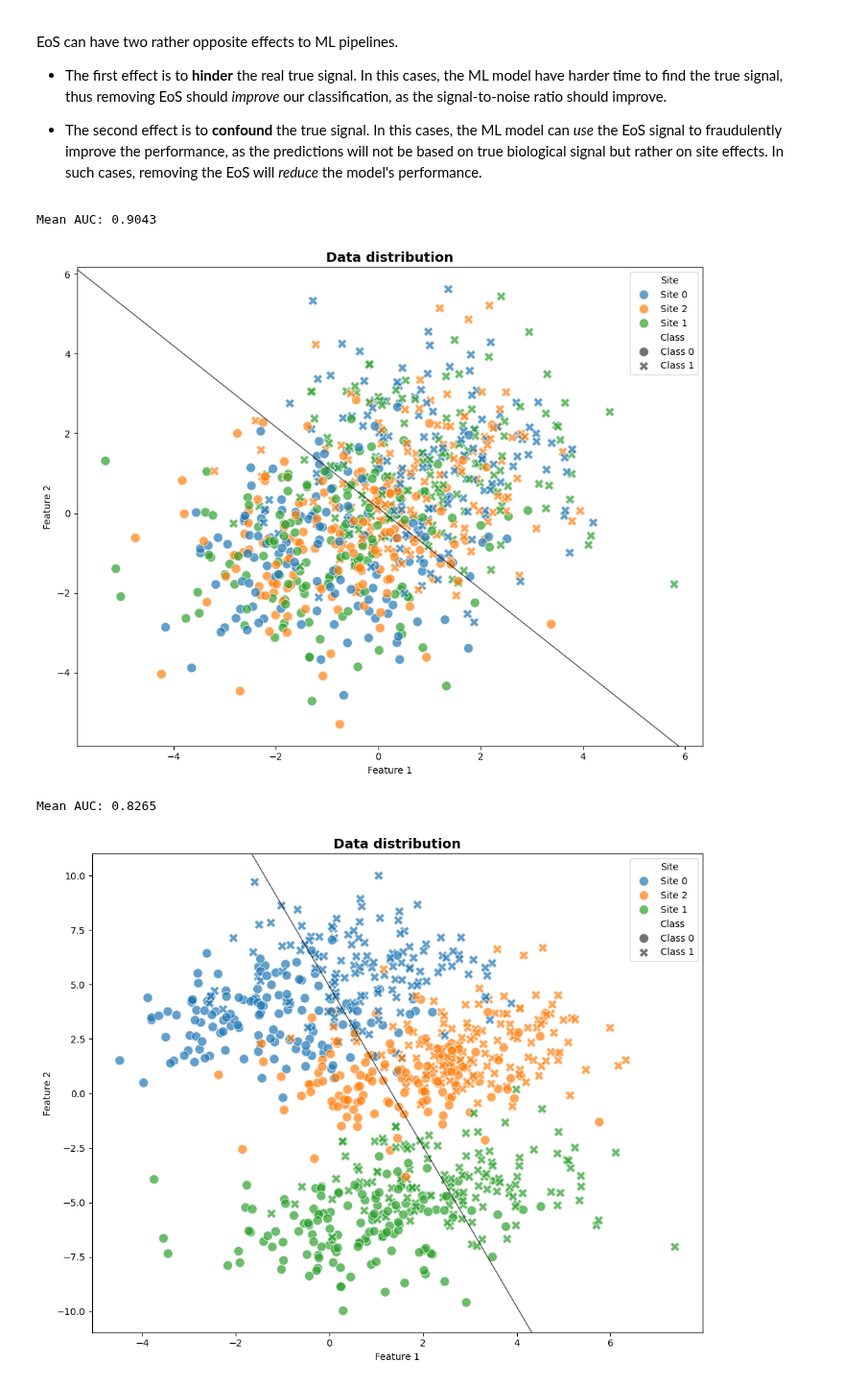
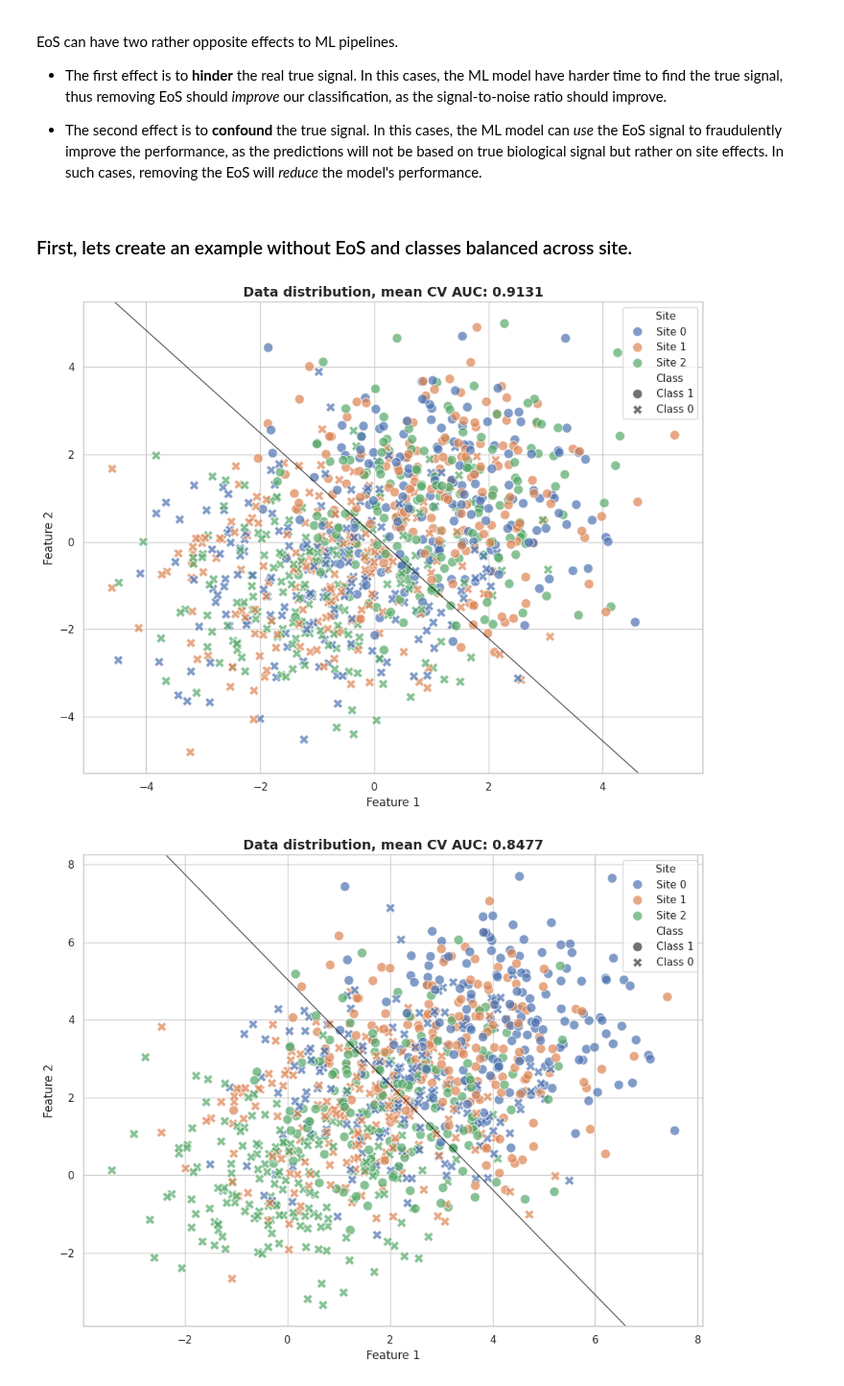
Before and after one commit to N-Nieto/UniHarmony, a Jupyter notebook: examples/basic-examples/EoS_in_ML.ipynb, the cells around one changed output. Shown at 96% size. Saved outputs shown, nothing was run; the diff lists cells and outputs as text; code cells hidden in the pictures.

Commit message:
doc: Improve examples

```diff
--- a/examples/basic-examples/EoS_in_ML.ipynb
+++ b/examples/basic-examples/EoS_in_ML.ipynb
@@ -6,22 +6,20 @@ EoS can have two rather opposite effects to ML pipelines.
 
 - The second effect is to **confound** the true signal. In this cases, the ML model can *use* the EoS signal to fraudulently improve the performance, as the predictions will not be based on true biological signal but rather on site effects. In such cases, removing the EoS will *reduce* the model's performance.
 # %%
-import logging
-
 import matplotlib.pyplot as plt
-import numpy as np
 import pandas as pd
 import seaborn as sns
-import structlog
 from sklearn.linear_model import LogisticRegression
 from sklearn.model_selection import StratifiedKFold, cross_val_score
 
-from uniharmony.combat import NeuroComBat
+from uniharmony import verbosity
 from uniharmony.datasets import make_multisite_classification
+from uniharmony.plot import plot_decision_boundary_2d
 
 
+sns.set_theme(style="whitegrid")
+verbosity("warning")
+
 # To only get the necessary info from structlog, we configure it to filter out messages below INFO level.
-structlog.configure(wrapper_class=structlog.make_filtering_bound_logger(logging.INFO))
-combat = NeuroComBat()
 clf = LogisticRegression()
 cv = StratifiedKFold(n_splits=10, shuffle=True, random_state=42)
@@ -37,7 +26,7 @@ def plot_decision_boundery(ax, clf):
+# %% [markdown]
+### First, lets create an example without EoS and classes balanced across site.
 # %%
 X, y, sites = make_multisite_classification(
-    n_classes=2,
-    n_samples=800,
     n_sites=3,
     n_features=2,
     signal_strength=2,
@@ -47,78 +36,50 @@ X, y, sites = make_multisite_classification(
 df = pd.DataFrame(
     {"Feature 1": X[:, 0], "Feature 2": X[:, 1], "Class": [f"Class {c}" for c in y], "Site": [f"Site {s}" for s in sites]}
 )
+# Perform 10-fold stratified cross-validation
+scores = cross_val_score(clf, X, y, cv=cv, scoring="roc_auc")
 
 fig, ax = plt.subplots(1, 1, figsize=(10, 8))
-
 # Plot with site as hue and class as style
 sns.scatterplot(data=df, x="Feature 1", y="Feature 2", hue="Site", style="Class", s=100, alpha=0.7, ax=ax)
-
-ax.set_title("Data distribution", fontsize=14, fontweight="bold")
+ax.set_title(f"Data distribution, mean CV AUC: {scores.mean():.4f}", fontsize=14, fontweight="bold")
 
 plt.tight_layout()
+
+# Fit the model and plot the decision boundary,
+# this is just for visualization purposes, the real evaluation was be done with cross-validation
 clf.fit(X, y)
-plot_decision_boundery(ax, clf)
-
-# Perform 10-fold stratified cross-validation
-scores = cross_val_score(clf, X, y, cv=cv, scoring="roc_auc")
-print(f"Mean AUC: {scores.mean():.4f}")
+plot_decision_boundary_2d(ax, clf)
 # %% [output]
-Mean AUC: 0.9043
-[figure, old version]
+[figure, new version]
 # %%
 X, y, sites = make_multisite_classification(
-    n_classes=2,
-    n_samples=800,
     n_sites=3,
     n_features=2,
     signal_strength=2,
     site_effect_strength=4,
 )
-# Test the visualization
-fig, ax = plt.subplots(1, 1, figsize=(10, 8))
 
 
 # Create DataFrame for easier plotting
 df = pd.DataFrame(
     {"Feature 1": X[:, 0], "Feature 2": X[:, 1], "Class": [f"Class {c}" for c in y], "Site": [f"Site {s}" for s in sites]}
 )
+scores = cross_val_score(clf, X, y, cv=cv, scoring="roc_auc")
 
+fig, ax = plt.subplots(1, 1, figsize=(10, 8))
 # Plot with site as hue and class as style
 sns.scatterplot(data=df, x="Feature 1", y="Feature 2", hue="Site", style="Class", s=100, alpha=0.7, ax=ax)
 
-ax.set_title("Data distribution", fontsize=14, fontweight="bold")
-
-# Calculate and display metrics
-# Class separability ( silhouette-like metric using centroids)
-class_centroids = []
-for c in np.unique(y):
-    class_centroids.append(X[y == c].mean(axis=0))
-class_centroids = np.array(class_centroids)
-class_separation = np.linalg.norm(class_centroids[0] - class_centroids[1])
-
-# Site effect magnitude (average distance between site centroids)
-site_centroids = []
-for s in np.unique(sites):
-    site_centroids.append(X[sites == s].mean(axis=0))
-site_centroids = np.array(site_centroids)
-site_separation = np.mean(
-    [
-        np.linalg.norm(site_centroids[i] - site_centroids[j])
-        for i in range(len(site_centroids))
-        for j in range(i + 1, len(site_centroids))
-    ]
-)
+ax.set_title(f"Data distribution, mean CV AUC: {scores.mean():.4f}", fontsize=14, fontweight="bold")
 
 plt.tight_layout()
+
+# Fit the model and plot the decision boundary,
+# this is just for visualization purposes, the real evaluation was be done with cross-validation
 clf.fit(X, y)
-plot_decision_boundery(ax, clf)
-# Perform 10-fold stratified cross-validation
-cv = StratifiedKFold(n_splits=10, shuffle=True, random_state=42)
-scores = cross_val_score(clf, X, y, cv=cv, scoring="roc_auc")
-
-print(f"Mean AUC: {scores.mean():.4f}")
+plot_decision_boundary_2d(ax, clf)
 # %% [output]
-Mean AUC: 0.8265
-[figure, old version]
+[figure, new version]
 # %%
 X, y, sites = make_multisite_classification(
```
Also changed, not shown: parts of 5 cells of this notebook, 5 other files.
